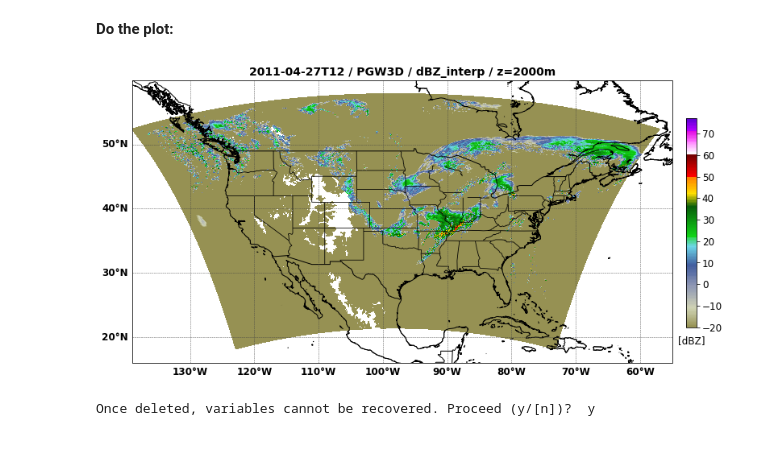
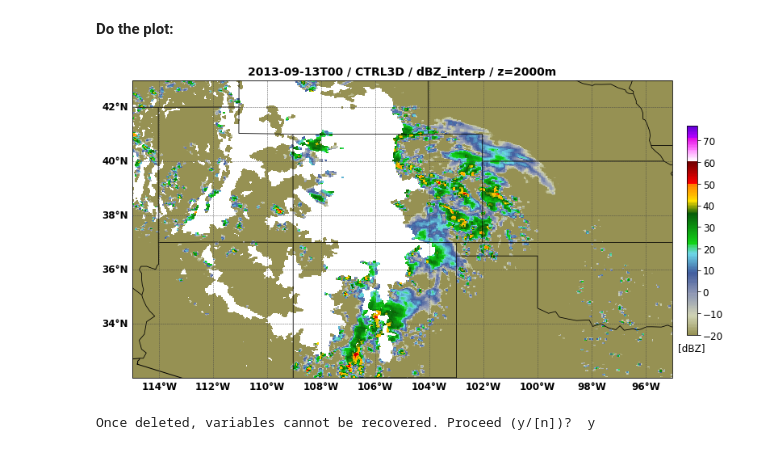
Before and after one commit to Lusicl/WRF_dBZ_Cloud_Classification, a Jupyter notebook: WRF_dBZ_Class_CONUS1/wrf_dbz_Interp_Plot_test.ipynb, the cells around one changed output. Saved outputs shown, nothing was run; the diff lists cells and outputs as text; code cells hidden in the pictures.

```diff
--- a/WRF_dBZ_Class_CONUS1/wrf_dbz_Interp_Plot_test.ipynb
+++ b/WRF_dBZ_Class_CONUS1/wrf_dbz_Interp_Plot_test.ipynb
@@ -55,8 +55,8 @@ def set_input_names(file_date):
 wrf_sim_type = 'CTRL3D'
 
 ## Set date time:
-case_date_time = dt.datetime(2011,4,27)
-# case_date_time = dt.datetime(2013,9,13)
+# case_date_time = dt.datetime(2011,4,27)
+case_date_time = dt.datetime(2013,9,13)
 
 file_name_list = set_input_names(case_date_time)
 print(file_name_list)
@@ -67,18 +67,25 @@ print(file_name_list)
 # %%
 ## Set hour:
 ## 0:00, 1:03, 2:06, 3:09, 4:12, 5:15, 6:18, 7:21
-time_hour_idx = 4
+time_hour_idx = 0
 
 ## Set interpolation height:
-interp_vertical_lev = [3000] # meter in height.
+interp_vertical_lev = 2000 # meter in height.
 
-## Interpolation:
+## Get dBZ and the vertical coordinate for interpolation:
 ds_wrf_dbz = xr.open_dataset(file_name_list['dbz'])
-da_wrf_dbz = ds_wrf_dbz['dBZ'].isel(Time=0)
+da_wrf_dbz = ds_wrf_dbz['dBZ'].isel(Time=time_hour_idx)
 
-data_wrf_z_unstag = wrf.destagger(getvar(Dataset(file_name_list['Z']), 'Z', timeidx=0, meta=False), 0)
+data_wrf_z_unstag = wrf.destagger(getvar(Dataset(file_name_list['Z']), 'Z', timeidx=time_hour_idx, meta=False), 0)
 
+## dBZ Interpolation directly:
+# dbz_lev = interplevel(da_wrf_dbz, data_wrf_z_unstag, interp_vertical_lev)
+
+## Z interpolation linearly:
+da_wrf_dbz = 10**(da_wrf_dbz/10.) # Use linear Z for interpolation
 dbz_lev = interplevel(da_wrf_dbz, data_wrf_z_unstag, interp_vertical_lev)
+dbz_lev = 10.0 * np.log10(dbz_lev) # Convert back to dBz after interpolation
+
 dbz_lev = dbz_lev.assign_attrs(vert_units='m')
 # %% [markdown]
 **Save interpolated field to temporary file (if needed):**
@@ -112,7 +119,9 @@ def new_map(fig):
 
     ## Set extent:
     # ax.set_global()
-    ax.set_extent([-139, -55, 16, 60], crs=proj)
+    # ax.set_extent([-139, -55, 16, 60], crs=proj)
+    # ax.set_extent([-96, -84, 33, 41], crs=proj)
+    ax.set_extent([-115, -95, 32, 43], crs=proj)
 
     ## Add coast lines:
     ax.coastlines('10m', 'black', linewidth=1)
@@ -132,7 +141,7 @@ def new_map(fig):
     ax.add_feature(state_borders, linewidth=0.8)
 
     ## Add the gridlines:
-    latlon_grid_int = 10
+    latlon_grid_int = 2
     ax_gl = ax.gridlines(crs=ccrs.PlateCarree()
                         ,linewidth=0.5
                         ,color='#454545'
@@ -166,32 +175,32 @@ plotting_var = dbz_lev.data
 plotting_lon = dbz_lev.XLONG
 plotting_lat = dbz_lev.XLAT
 
 
 ## CWB colorbar:
 # cf1 = ax1.contourf(plotting_lon, plotting_lat, plotting_var, 23, levels=clevs, colors=ccols)
 
 ## NWS colorbar:
 cf1 = ax1.pcolormesh(plotting_lon, plotting_lat, plotting_var, cmap=ref_cmap, norm=ref_norm, shading='auto')
 
 
 cf1_title = plt.title(np.datetime_as_string(dbz_lev.Time.data, unit='h') + ' / ' +
                       wrf_sim_type + ' / ' +
                       dbz_lev.name + ' / ' +
-                      'z=' + str(interp_vertical_lev[0]) + dbz_lev.vert_units
+                      'z=' + str(interp_vertical_lev) + dbz_lev.vert_units
                      ,fontsize=14
                      ,fontweight='bold'
                      )
 
 cbar_ax = fig.add_axes([0.92, 0.3, 0.015, 0.4])
 cbar = fig.colorbar(cf1, cax=cbar_ax, fraction=0.04)
 cbar.ax.tick_params(labelsize=12)
 cbar.ax.set_title('[dBZ]', fontsize=12, y=-0.1)
 
 
 ## Save figure:
 
 plt.savefig('./' + np.datetime_as_string(dbz_lev.Time.data, unit='h') + '_dbz.png',
             bbox_inches='tight',
             dpi=150)
 # %% [output]
-[figure, old version]
+[figure, new version]
```
Also changed, not shown: parts of 2 cells of this notebook, 3 other files.
